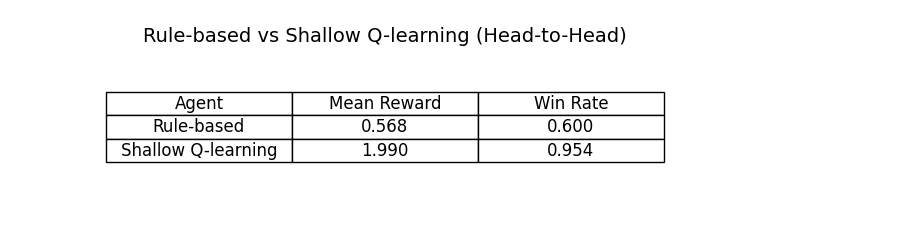
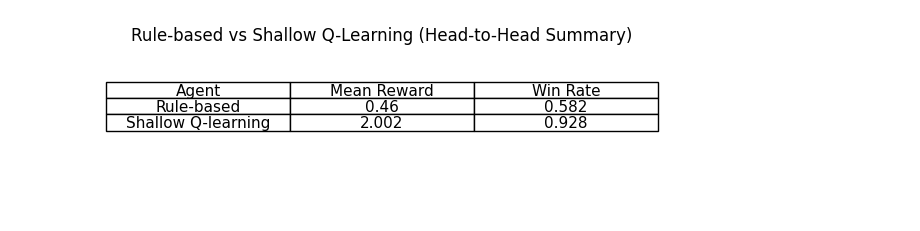
Before and after one commit to ZixuHao/6650_final_project, a Jupyter notebook: Baseline Policies/RuleBased_Shallow.ipynb, the cells around one changed output. Saved outputs shown, nothing was run; the diff lists cells and outputs as text; code cells hidden in the pictures; blank space fills up the shorter version.

```diff
--- a/Baseline Policies/RuleBased_Shallow.ipynb
+++ b/Baseline Policies/RuleBased_Shallow.ipynb
@@ -577,31 +650,32 @@ plt.show()
 # %%
+import pandas as pd
 import matplotlib.pyplot as plt
 
-# Data for table 2
-data2 = [
-    ["Rule-based", "0.568", "0.600"],
-    ["Shallow Q-learning", "1.990", "0.954"]
-]
+data_comp = {
+    "Agent":       ["Rule-based", "Shallow Q-learning"],
+    "Mean Reward": [0.460,        2.002],
+    "Win Rate":    [0.582,        0.928],
+}
 
-columns2 = ["Agent", "Mean Reward", "Win Rate"]
+df_comp = pd.DataFrame(data_comp)
 
-fig, ax = plt.subplots(figsize=(6, 2))
-ax.axis('tight')
-ax.axis('off')
+fig, ax = plt.subplots(figsize=(5.8, 1.6))
+ax.axis("off")
 
-table2 = ax.table(
-    cellText=data2,
-    colLabels=columns2,
-    loc='center',
-    cellLoc='center'
+table = ax.table(
+    cellText=df_comp.values,
+    colLabels=df_comp.columns,
+    cellLoc="center",
+    loc="center"
 )
 
-table2.auto_set_font_size(False)
-table2.set_fontsize(12)
-table2.scale(1.2, 1.4)
+table.auto_set_font_size(False)
+table.set_fontsize(11)
+table.scale(1.2, 1.2)
 
-plt.title("Rule-based vs Shallow Q-learning (Head-to-Head)", fontsize=14)
-plt.savefig("table_head_to_head.png", dpi=200, bbox_inches='tight')
+plt.title("Rule-based vs Shallow Q-Learning (Head-to-Head Summary)", fontsize=12, pad=12)
+plt.tight_layout()
+# plt.savefig("table_rule_vs_q_summary.png", dpi=300, bbox_inches="tight")
 plt.show()
 # %% [output]
-[figure, old version]
+[figure, new version]
```
Also changed, not shown: parts of 6 cells of this notebook.
